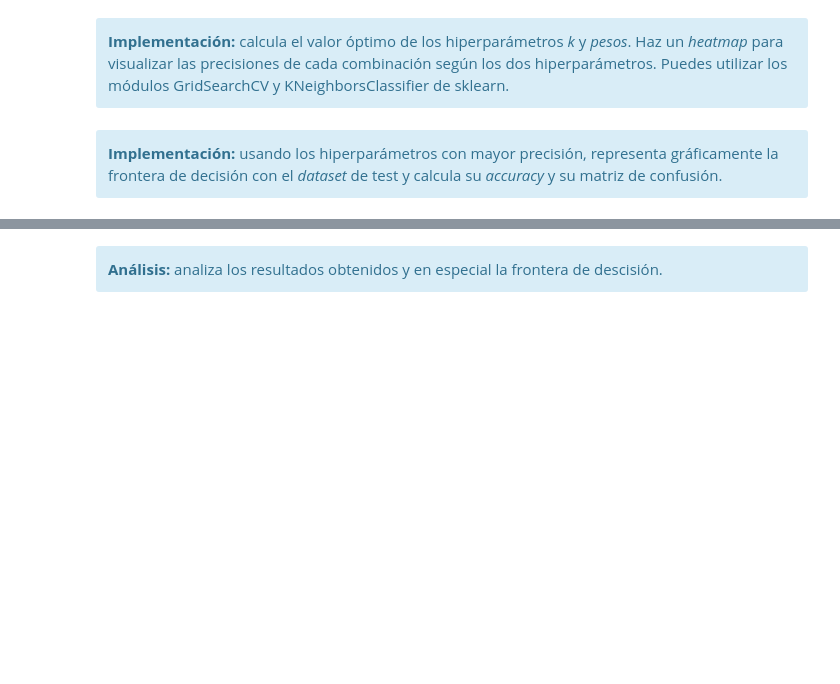
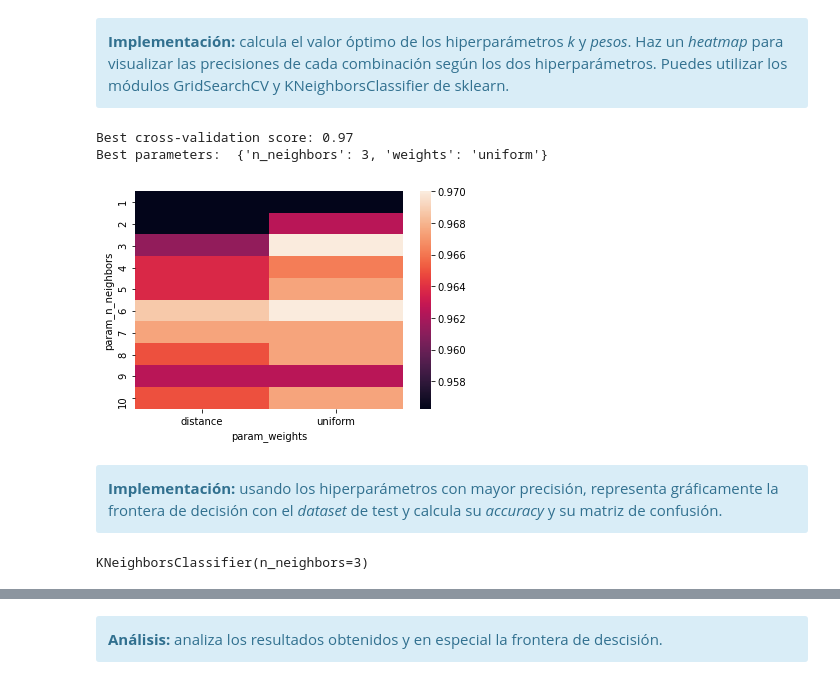
Before and after one commit to fmorales93/PEC3, a Jupyter notebook: 20211_M2.855_PEC3_Enunciado.ipynb, the cells around one changed output, grey strips where cells are left out. Cells and saved outputs as stored; diff of their text form; code cells hidden in the pictures; blank space fills up the shorter version.

```diff
--- a/20211_M2.855_PEC3_Enunciado.ipynb
+++ b/20211_M2.855_PEC3_Enunciado.ipynb
@@ -80,6 +80,8 @@ Antes de aplicar ningún modelo, hemos de separar los datos entre el conjunto de
 <div class="alert alert-block alert-info">
     <strong>Implementación:</strong> divide el <i>dataset</i> en dos subconjuntos, <i>train</i> (80% aprox.) y <i>test</i>. Puedes servirte de <i>train_test_split</i>, ya implementado en <i>sklearn</i>.
 </div>
+# %%
+X_train, X_test, y_train, y_test = train_test_split(df[0], df[1], train_size=0.8, random_state=42)
 # %% [markdown]
 A lo largo de los ejercicios veremos gráficamente las fronteras de decisión asociadas a cada uno de los diferentes modelos. Para hacerlo utilizaremos la función definida a continuación. Dicha función sigue los siguientes pasos:
 
@@ -141,7 +143,33 @@ Para decidir cuáles son los hiperparámetros óptimos utilizaremos la técnica
 <div class="alert alert-block alert-info">
     <strong>Implementación:</strong> calcula el valor óptimo de los hiperparámetros <i>k</i> y <i>pesos</i>. Haz un <i>heatmap</i> para visualizar las precisiones de cada combinación según los dos hiperparámetros. Puedes utilizar los módulos GridSearchCV y KNeighborsClassifier de sklearn.
 </div>
+# %%
+param_grid = {'n_neighbors': np.arange(1, 11, 1),
+              'weights': ['uniform', 'distance']}
+
+gs = GridSearchCV(KNeighborsClassifier(), param_grid,cv=4)
+
+gs_results = gs.fit(X_train, y_train)
+# %%
+print("Best cross-validation score: {:.2f}".format(gs_results.best_score_))
+print("Best parameters: ", gs_results.best_params_)
+
+import pandas as pd
+pvt = pd.pivot_table(pd.DataFrame(gs_results.cv_results_),
+    values='mean_test_score', index='param_n_neighbors', columns='param_weights')
+
+pvt
+ax = sns.heatmap(pvt)
+# %% [output]
+Best cross-validation score: 0.97
+Best parameters:  {'n_neighbors': 3, 'weights': 'uniform'}
+[figure, added]
 # %% [markdown]
 <div class="alert alert-block alert-info">
 <strong>Implementación:</strong> usando los hiperparámetros con mayor precisión, representa gráficamente la frontera de decisión con el <i>dataset</i> de test y calcula su <i>accuracy</i> y su matriz de confusión.
 </div>
+# %%
+knn = KNeighborsClassifier(n_neighbors=gs_results.best_params_["n_neighbors"], weights=gs_results.best_params_["weights"])
+knn.fit(X_train,y_train)
+# %% [output]
+KNeighborsClassifier(n_neighbors=3)
```
Also changed, not shown: parts of 5 cells of this notebook.
